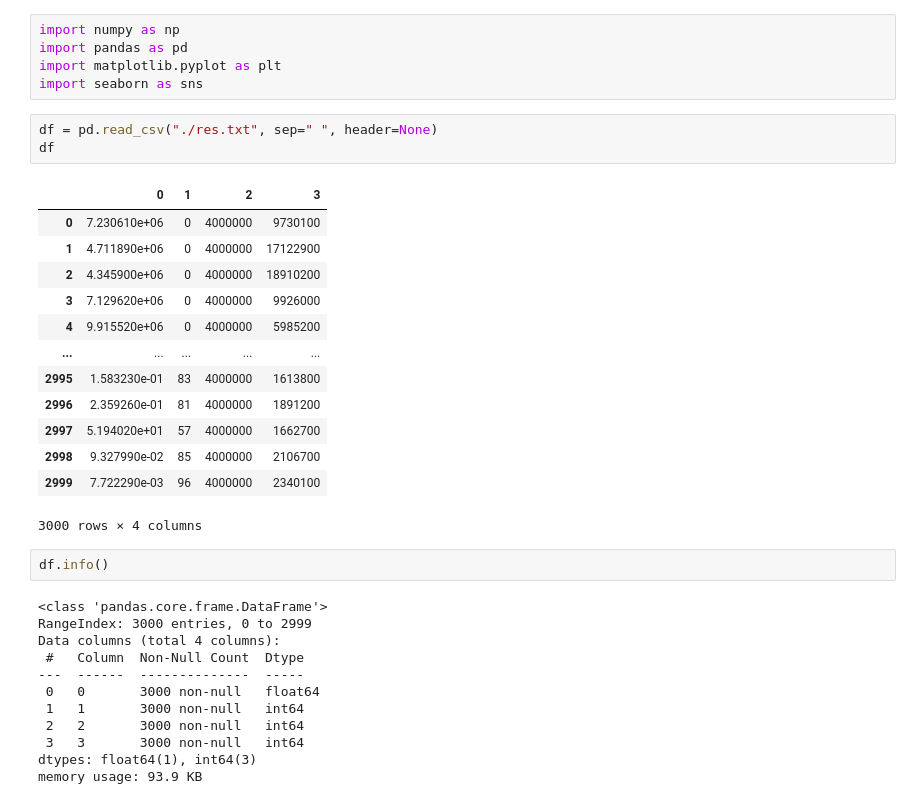
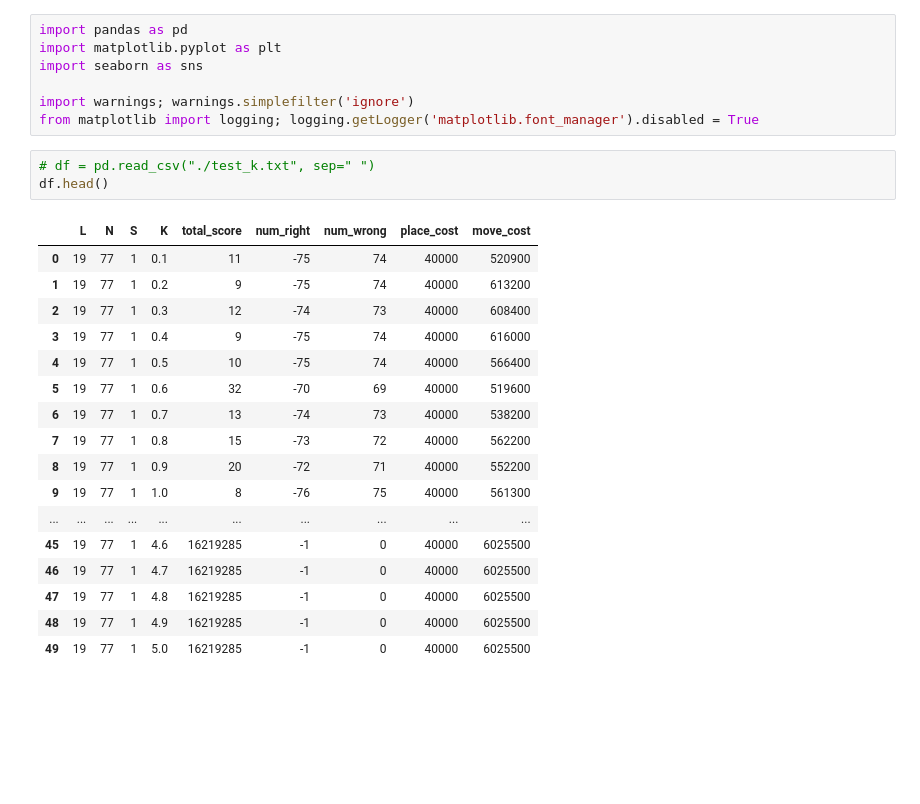
Before and after one commit to miiitomi/atcoder, a Jupyter notebook: AHC/ahc022/test.ipynb, the cells around one changed output. Saved outputs shown, nothing was run; the diff lists cells and outputs as text; blank space fills up the shorter version.

```diff
--- a/AHC/ahc022/test.ipynb
+++ b/AHC/ahc022/test.ipynb
@@ -1,36 +1,28 @@
 # %%
-import numpy as np
 import pandas as pd
 import matplotlib.pyplot as plt
 import seaborn as sns
+
+import warnings; warnings.simplefilter('ignore')
+from matplotlib import logging; logging.getLogger('matplotlib.font_manager').disabled = True
 # %%
-df = pd.read_csv("./res.txt", sep=" ", header=None)
-df
+# df = pd.read_csv("./test_k.txt", sep=" ")
+df.head()
 # %% [output]
-|  | 0 | 1 | 2 | 3 |
-| 0 | 7.230610e+06 | 0 | 4000000 | 9730100 |
-| 1 | 4.711890e+06 | 0 | 4000000 | 17122900 |
-| 2 | 4.345900e+06 | 0 | 4000000 | 18910200 |
-| 3 | 7.129620e+06 | 0 | 4000000 | 9926000 |
-| 4 | 9.915520e+06 | 0 | 4000000 | 5985200 |
-| ... | ... | ... | ... | ... |
-| 2995 | 1.583230e-01 | 83 | 4000000 | 1613800 |
-| 2996 | 2.359260e-01 | 81 | 4000000 | 1891200 |
-| 2997 | 5.194020e+01 | 57 | 4000000 | 1662700 |
-| 2998 | 9.327990e-02 | 85 | 4000000 | 2106700 |
-| 2999 | 7.722290e-03 | 96 | 4000000 | 2340100 |
+|  | L | N | S | K | total_score | num_right | num_wrong | place_cost | move_cost |
+| 0 | 19 | 77 | 1 | 0.1 | 11 | -75 | 74 | 40000 | 520900 |
+| 1 | 19 | 77 | 1 | 0.2 | 9 | -75 | 74 | 40000 | 613200 |
+| 2 | 19 | 77 | 1 | 0.3 | 12 | -74 | 73 | 40000 | 608400 |
+| 3 | 19 | 77 | 1 | 0.4 | 9 | -75 | 74 | 40000 | 616000 |
+| 4 | 19 | 77 | 1 | 0.5 | 10 | -75 | 74 | 40000 | 566400 |
+| 5 | 19 | 77 | 1 | 0.6 | 32 | -70 | 69 | 40000 | 519600 |
+| 6 | 19 | 77 | 1 | 0.7 | 13 | -74 | 73 | 40000 | 538200 |
+| 7 | 19 | 77 | 1 | 0.8 | 15 | -73 | 72 | 40000 | 562200 |
+| 8 | 19 | 77 | 1 | 0.9 | 20 | -72 | 71 | 40000 | 552200 |
+| 9 | 19 | 77 | 1 | 1.0 | 8 | -76 | 75 | 40000 | 561300 |
+| ... | ... | ... | ... | ... | ... | ... | ... | ... | ... |
+| 45 | 19 | 77 | 1 | 4.6 | 16219285 | -1 | 0 | 40000 | 6025500 |
+| 46 | 19 | 77 | 1 | 4.7 | 16219285 | -1 | 0 | 40000 | 6025500 |
+| 47 | 19 | 77 | 1 | 4.8 | 16219285 | -1 | 0 | 40000 | 6025500 |
+| 48 | 19 | 77 | 1 | 4.9 | 16219285 | -1 | 0 | 40000 | 6025500 |
+| 49 | 19 | 77 | 1 | 5.0 | 16219285 | -1 | 0 | 40000 | 6025500 |
-3000 rows × 4 columns
-# %%
-df.info()
-# %% [output]
-<class 'pandas.core.frame.DataFrame'>
-RangeIndex: 3000 entries, 0 to 2999
-Data columns (total 4 columns):
- #   Column  Non-Null Count  Dtype
----  ------  --------------  -----
- 0   0       3000 non-null   float64
- 1   1       3000 non-null   int64
- 2   2       3000 non-null   int64
- 3   3       3000 non-null   int64
-dtypes: float64(1), int64(3)
-memory usage: 93.9 KB
```
Also changed, not shown: parts of 14 cells of this notebook, 19 other files.
